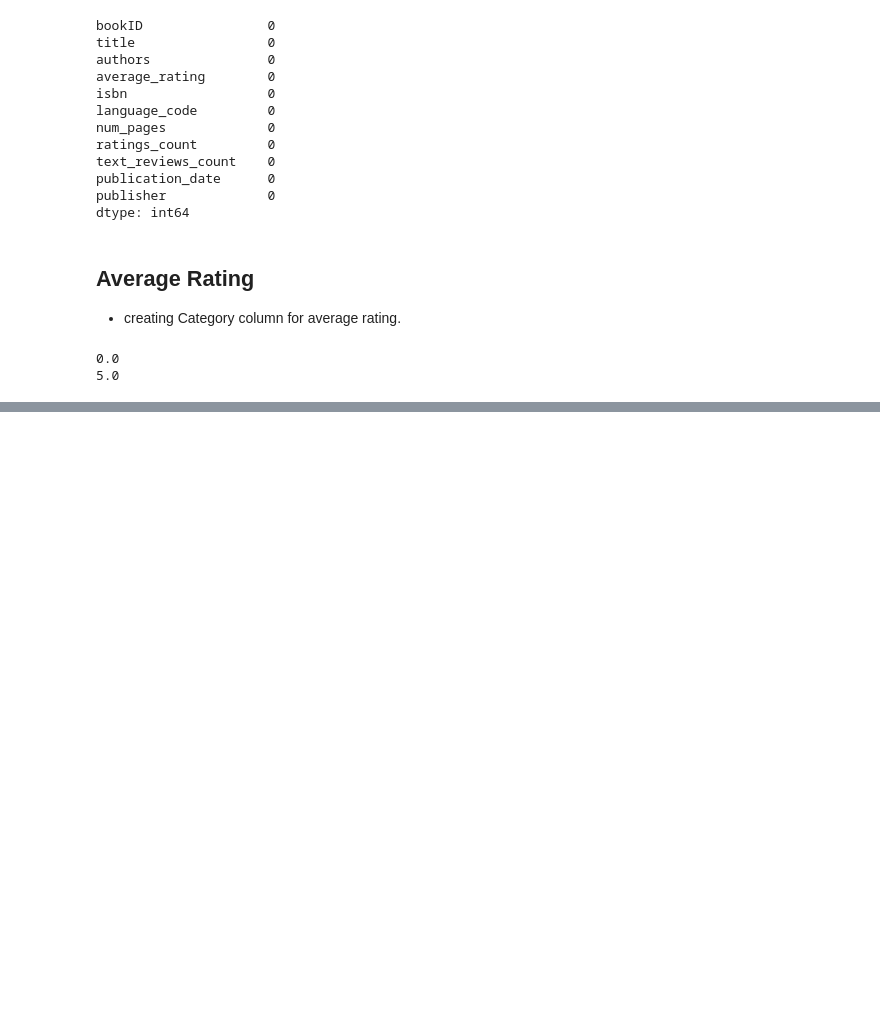
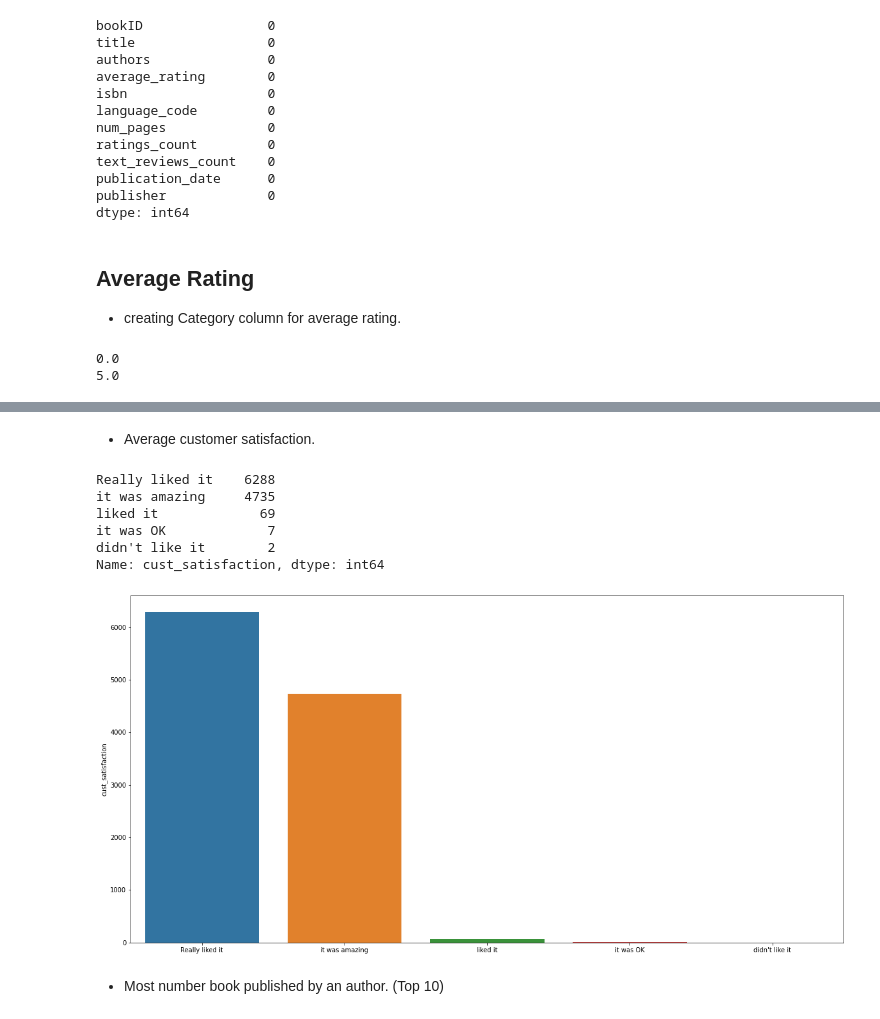
Before and after one commit to viz-graffito/GoodReads_EDA, a Jupyter notebook: main.ipynb, the cells around one changed output, grey strips where cells are left out. Saved outputs shown, nothing was run; the diff lists cells and outputs as text; code cells hidden in the pictures; blank space fills up the shorter version.

```diff
--- a/main.ipynb
+++ b/main.ipynb
@@ -156,0 +300,20 @@ books.head()
+# %% [markdown]
+- Average customer satisfaction.<a class="anchor" id="Average-customer-satisfaction."></a>
+# %%
+new = books.cust_satisfaction
+new2 = books.cust_satisfaction.value_counts(ascending= False)
+print(new2)
+
+plt.figure(figsize=(20,10))
+sns.barplot(x = new2.index, y = new2, order= new2.index)
+plt.show()
+# %% [output]
+Really liked it    6288
+it was amazing     4735
+liked it             69
+it was OK             7
+didn't like it        2
+Name: cust_satisfaction, dtype: int64
+[figure, added]
+# %% [markdown]
+- Most number book published by an author. (Top 10)<a class="anchor" id="Top-10"></a>
```
Also changed, not shown: parts of 47 cells of this notebook.
